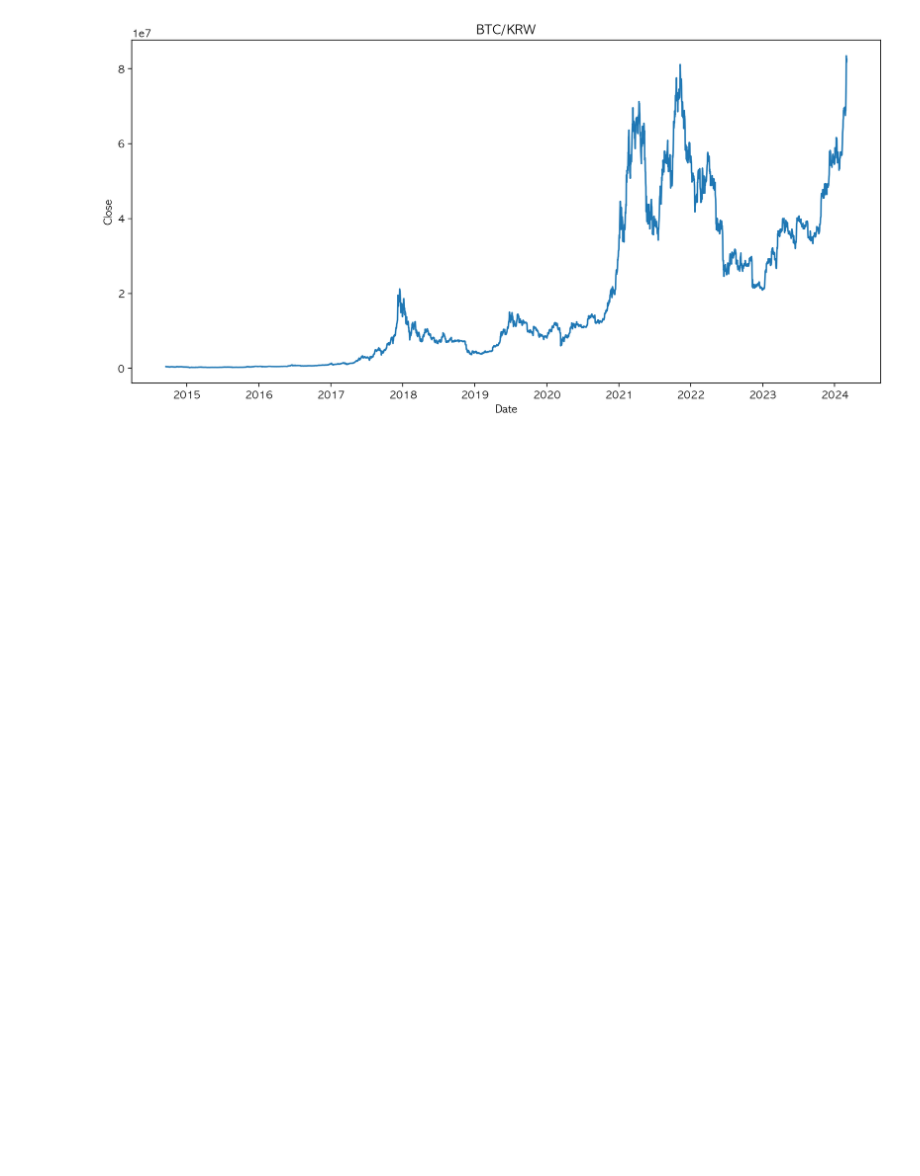
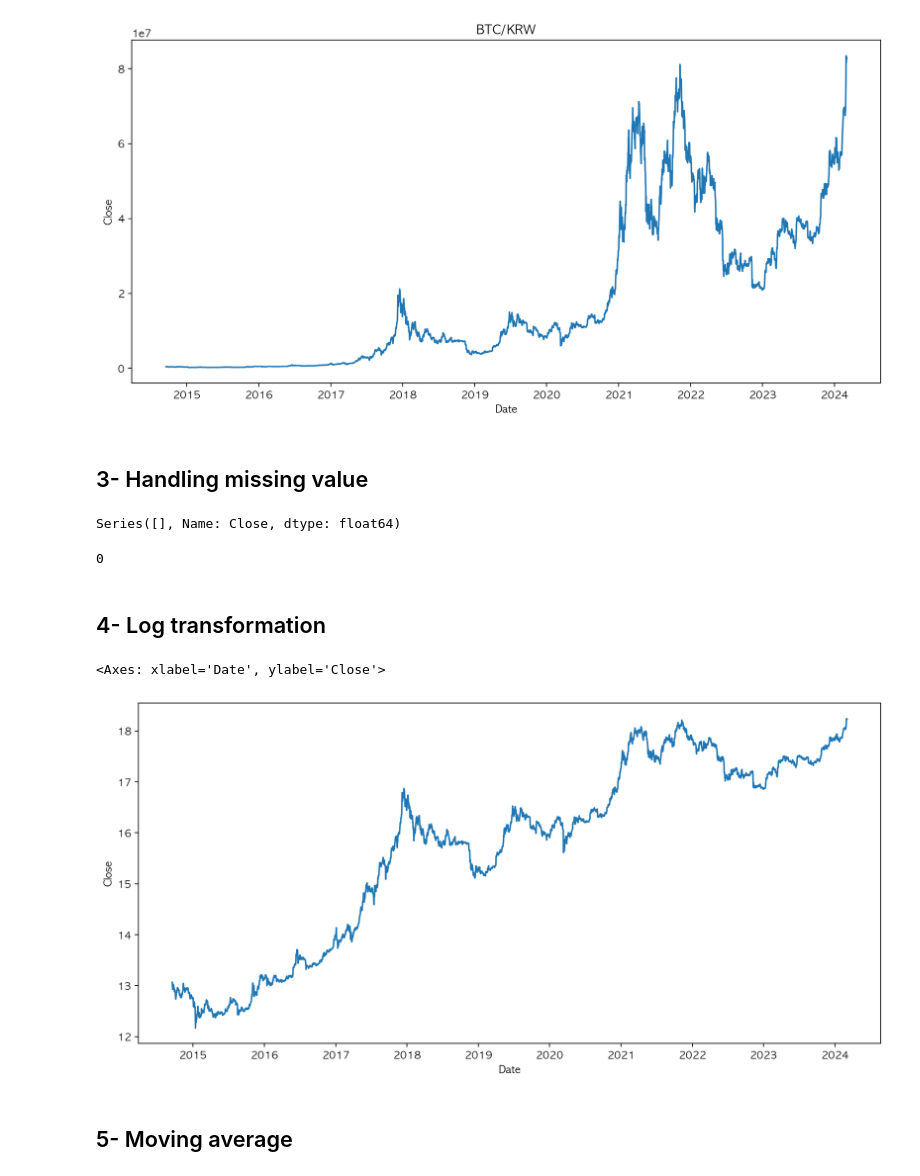
Before and after one commit to gyjong/workplace, a Jupyter notebook: quest_0229/0302_btc.ipynb, the cells around one changed output. Cells and saved outputs as stored; diff of their text form; code cells hidden in the pictures; blank space fills up the shorter version.

```diff
--- a/quest_0229/0302_btc.ipynb
+++ b/quest_0229/0302_btc.ipynb
@@ -47,3 +67,25 @@ plt.title('BTC/KRW')
 plt.show()
 # %% [output]
 [figure]
+# %% [markdown]
+## 3- Handling missing value
+# %%
+btc = btc.interpolate(method = 'time')
+print(btc[btc.isna()])
+# %% [output]
+Series([], Name: Close, dtype: float64)
+# %%
+btc.isnull().sum()
+# %% [output]
+0
+# %% [markdown]
+## 4- Log transformation
+# %%
+# Log transformation
+btc_log = np.log(btc)
+sns.lineplot(data=btc_log)
+# %% [output]
+<Axes: xlabel='Date', ylabel='Close'>
+[figure, added]
+# %% [markdown]
+## 5- Moving average
```
Also changed, not shown: parts of 42 cells of this notebook.
